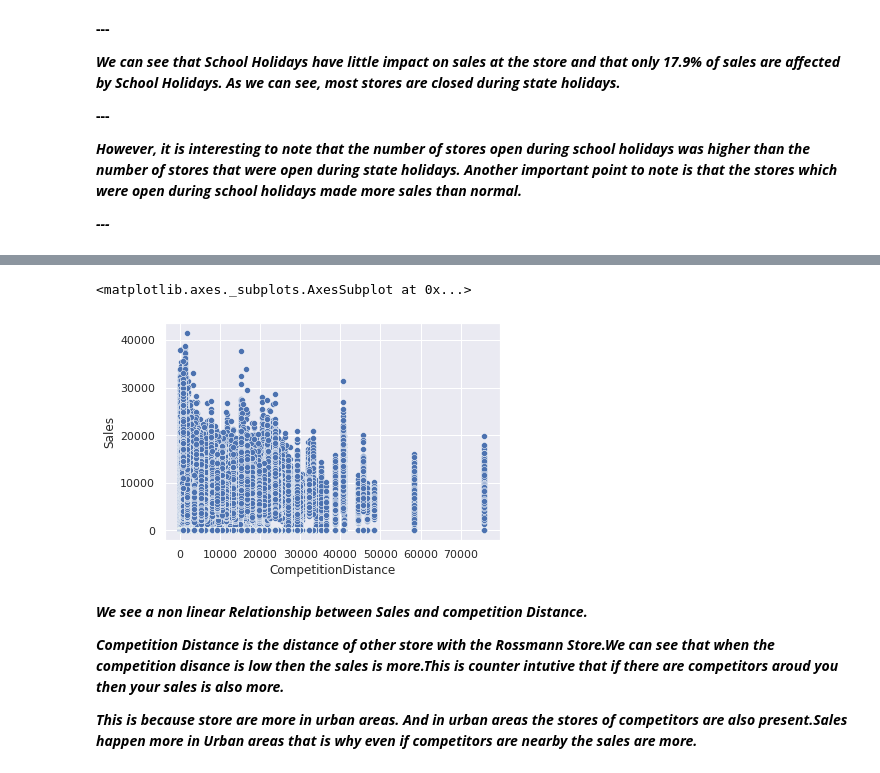
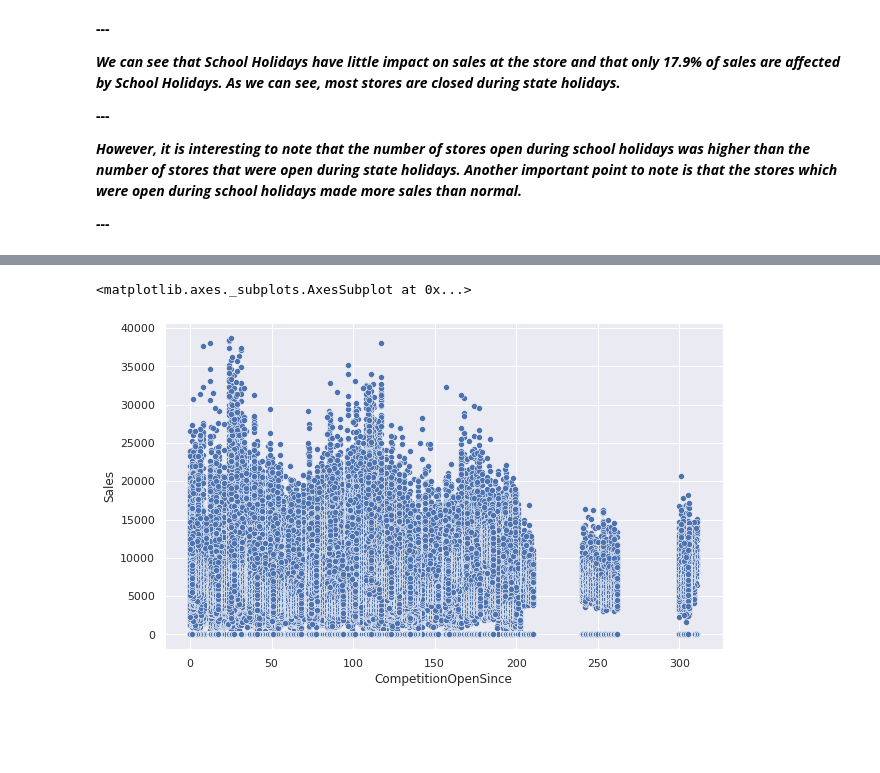
Before and after one commit to priyankashinde-DS/Rossmann_sales_prediction, a Jupyter notebook: ML(Supervised)_Rossmann_Sales_Prediction_Capstone_Project.ipynb, the cells around one changed output, grey strips where cells are left out. Cells and saved outputs as stored; diff of their text form; code cells hidden in the pictures; blank space fills up the shorter version.

```diff
--- a/ML(Supervised)_Rossmann_Sales_Prediction_Capstone_Project.ipynb
+++ b/ML(Supervised)_Rossmann_Sales_Prediction_Capstone_Project.ipynb
@@ -520,11 +700,23 @@ sns.barplot(data=store_sale_data,x='StateHoliday',y='Sales')
+# %%
+# create function to change dtype float to int and replace below 1990 value with 1990
+def replace_nan(i):
+  if i < 1990:
+    i = int(1990)
+    return i
+  else:
+    return int(i)
+# %%
+store_sale_data['CompetitionOpenSinceYear'] = store_sale_data['CompetitionOpenSinceYear'].apply(lambda x: replace_nan(x))
+# %%
+store_sale_data['CompetitionOpenSince'] = np.where((store_sale_data['CompetitionOpenSinceMonth']==0) | (store_sale_data['CompetitionOpenSinceYear']==0) , 0,(abs(store_sale_data.Month - store_sale_data.CompetitionOpenSinceMonth) +
+
+                                       (12 * (2015 - store_sale_data.CompetitionOpenSinceYear)) ))
+# %%
+#Since we create competitionOpenSince,lets dropCompetitionOpenSinceMonth,CompetitionOpenSinceYear columns
+store_sale_data.drop(['CompetitionOpenSinceMonth','CompetitionOpenSinceYear'],inplace=True,axis=1)
 # %%
-sns.scatterplot(data=store_sale_data,x='CompetitionDistance',y='Sales')
+plt.figure(figsize=(10,6))
+sns.scatterplot(data=store_sale_data,x='CompetitionOpenSince',y='Sales')
 # %% [output]
 <matplotlib.axes._subplots.AxesSubplot at 0x...>
-[figure, old version]
+[figure, new version]
-# %% [markdown]
-***We see a non linear Relationship between Sales and competition Distance.***
-
-***Competition Distance is the distance of other store with the Rossmann Store.We can see that when the competition disance is low then the sales is more.This is counter intutive that if there are competitors aroud you then your sales is also more.***
-
-***This is because store are more in urban areas. And in urban areas the stores of competitors are also present.Sales happen more in Urban areas that is why even if competitors are nearby the sales are more.***
```
Also changed, not shown: parts of 47 cells of this notebook.
